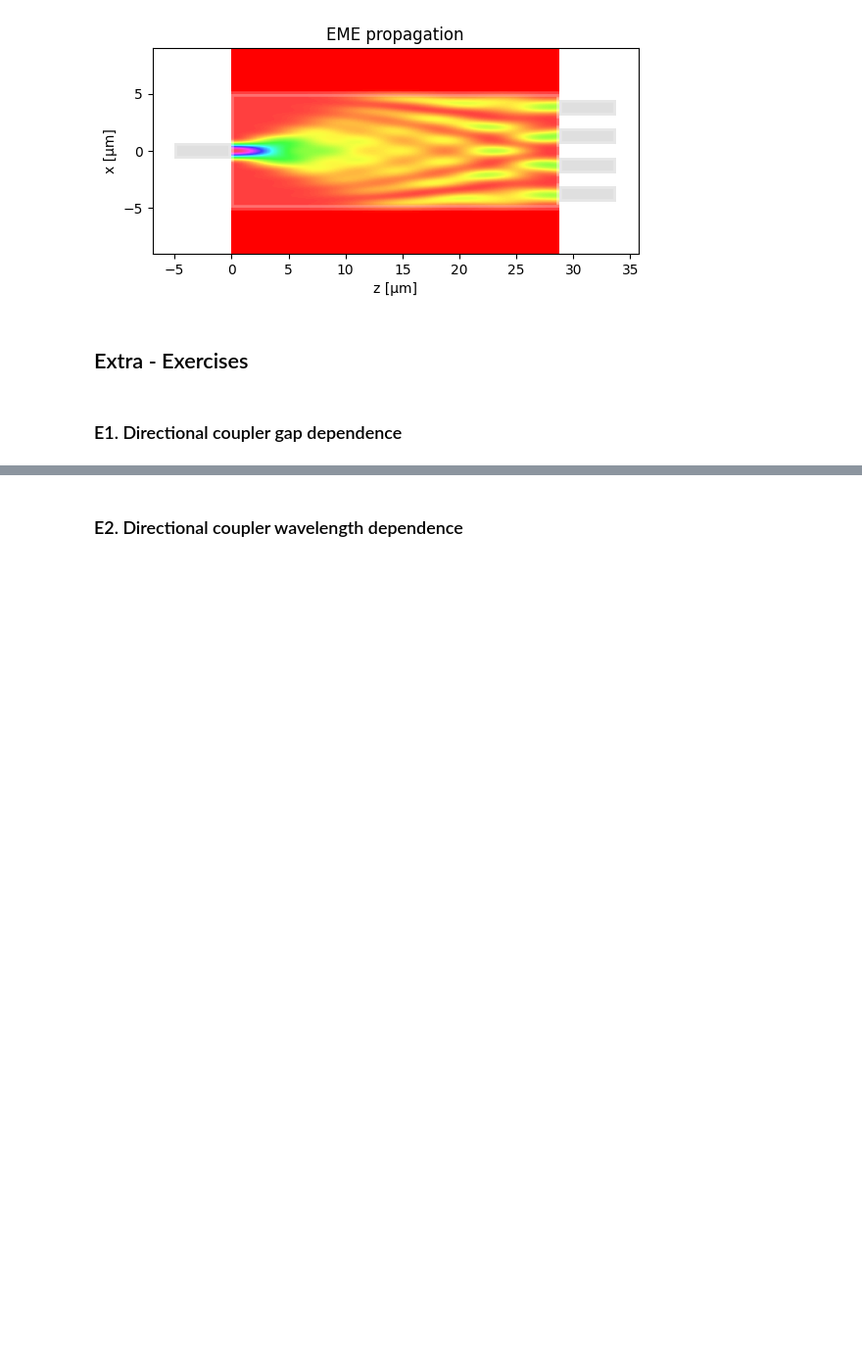
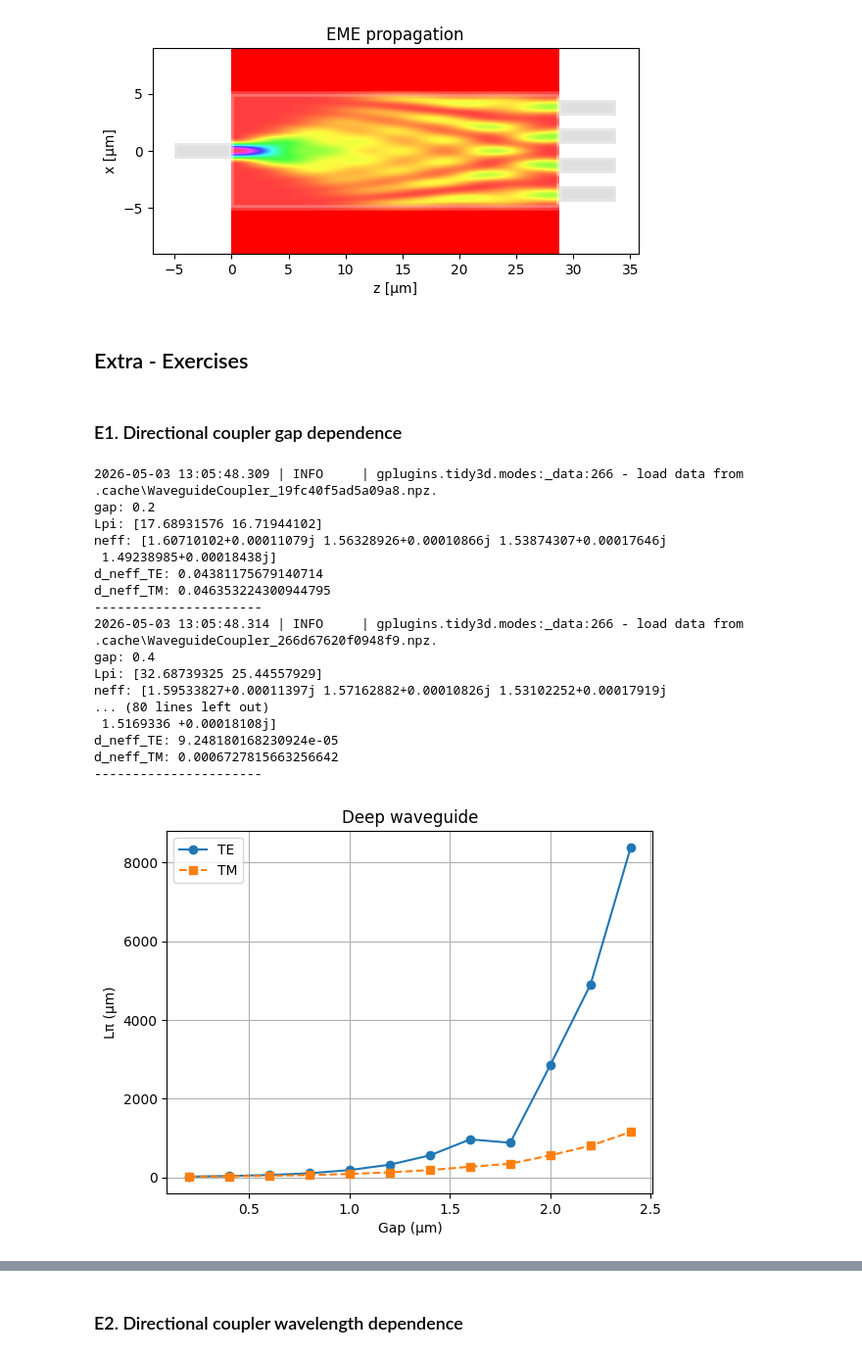
Before and after one commit to EvaristoNicolas/cifoin-lab2, a Jupyter notebook: COUPLERS_Student.ipynb, the cells around one changed output, grey strips where cells are left out. Shown at 98% size. Drawn from its saved outputs; the diff is of its cells as text; code cells hidden in the pictures; blank space fills up the shorter version.

Commit message:
V.2: Extra 1 and 2 done. Corrected minor bugs. Extra 3 and 4 in progress. Updated .pptx file with new progress

```diff
--- a/COUPLERS_Student.ipynb
+++ b/COUPLERS_Student.ipynb
@@ -778,0 +779,77 @@ Ratio over OUTs ['0.2381', '0.2619', '0.2619', '0.2381']
+# %%
+# Evaristo Nicolas Travel - Code EXTRA E1
+
+# Barrido de gaps (en µm)
+gaps = np.arange(0.2, 2.6, 0.2)
+
+Lpi_TE = []
+Lpi_TM = []
+
+for gap in gaps:
+
+    dcoupler_cs = gt.modes.WaveguideCoupler(
+        core_width=(1.0, 1.0),
+        slab_thickness=0,      # deep
+        core_thickness=0.3,    # 300 nm = 0.3 µm
+        gap=gap,
+        core_material='sin',
+        clad_material='sio2',
+        wavelength=1.55,
+        num_modes=4,
+        cache_path='.cache/',
+        precision='double',
+        max_grid_scaling=1.5,
+        grid_resolution=20
+    )
+
+    Lpi = dcoupler_cs.coupling_length()
+
+    Lpi_TE.append(Lpi[0])
+    Lpi_TM.append(Lpi[1])
+
+    print("gap:", gap)
+
+    Lpi = dcoupler_cs.coupling_length()
+    print("Lpi:", Lpi)
+
+    neff = dcoupler_cs.n_eff
+    print("neff:", neff)
+
+    d_neff_TE = neff[0].real - neff[1].real
+    d_neff_TM = neff[2].real - neff[3].real
+
+    print("d_neff_TE:", d_neff_TE)
+    print("d_neff_TM:", d_neff_TM)
+    print("----------------------")
+
+# Plot
+plt.figure()
+plt.plot(gaps, Lpi_TE, 'o-', label='TE')
+plt.plot(gaps, Lpi_TM, 's--', label='TM')
+
+plt.xlabel('Gap (µm)')
+plt.ylabel('Lπ (µm)')
+plt.title('Deep waveguide')
+
+plt.legend()
+plt.grid()
+plt.show()
+# %% [output]
+2026-05-03 13:05:48.309 | INFO     | gplugins.tidy3d.modes:_data:266 - load data from .cache\WaveguideCoupler_19fc40f5ad5a09a8.npz.
+gap: 0.2
+Lpi: [17.68931576 16.71944102]
+neff: [1.60710102+0.00011079j 1.56328926+0.00010866j 1.53874307+0.00017646j
+ 1.49238985+0.00018438j]
+d_neff_TE: 0.04381175679140714
+d_neff_TM: 0.046353224300944795
+----------------------
+2026-05-03 13:05:48.314 | INFO     | gplugins.tidy3d.modes:_data:266 - load data from .cache\WaveguideCoupler_266d67620f0948f9.npz.
+gap: 0.4
+Lpi: [32.68739325 25.44557929]
+neff: [1.59533827+0.00011397j 1.57162882+0.00010826j 1.53102252+0.00017919j
+... (80 lines left out)
+ 1.5169336 +0.00018108j]
+d_neff_TE: 9.248180168230924e-05
+d_neff_TM: 0.0006727815663256642
+----------------------
+[figure, added]
```
Also changed, not shown: parts of 16 cells of this notebook, 1 other file.
